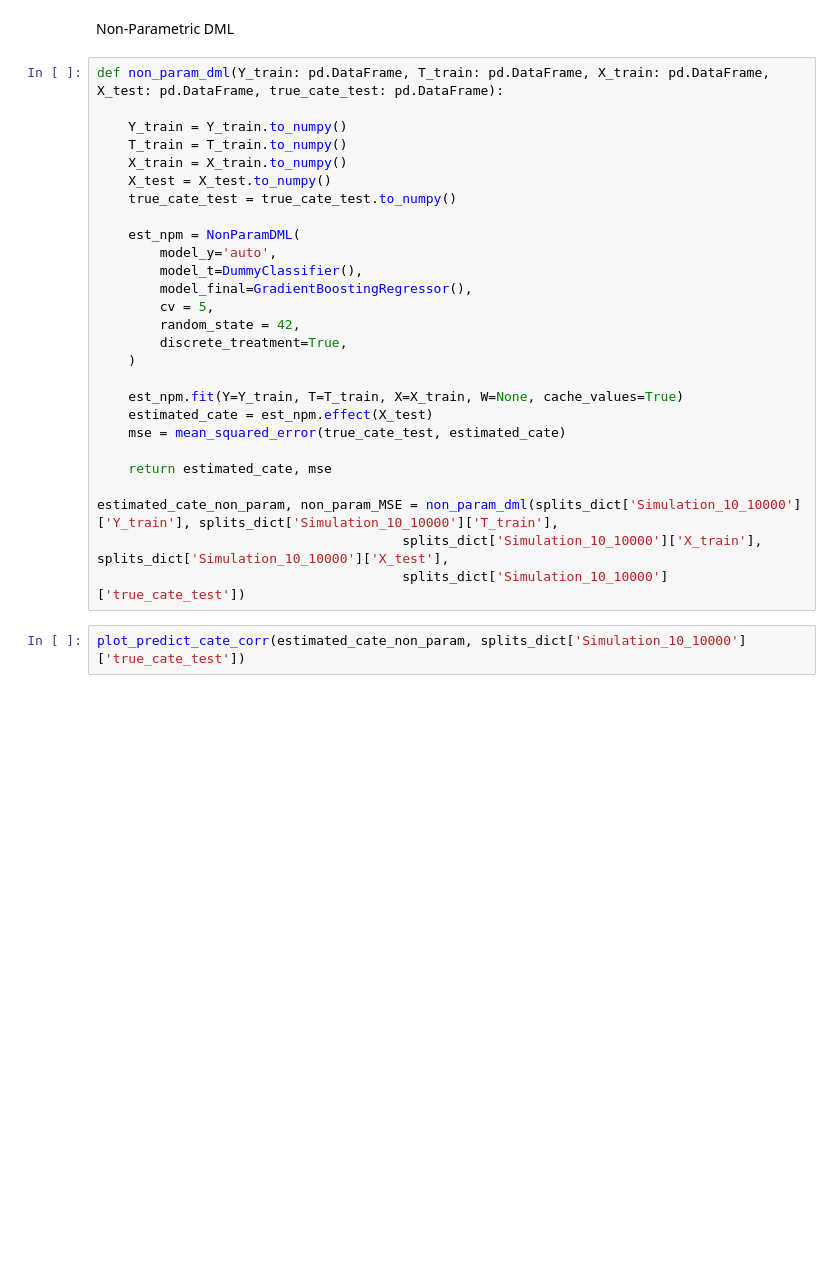
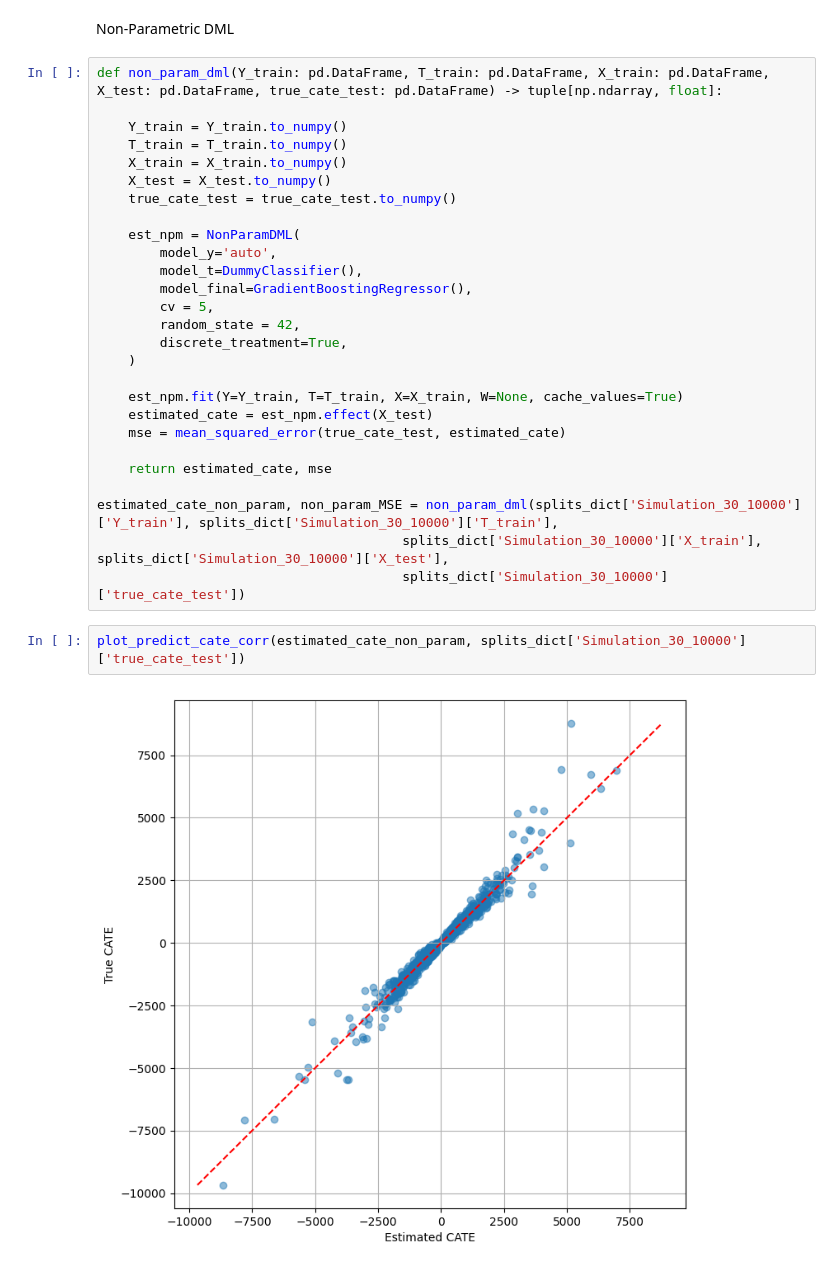
Before and after one commit to Jackbonkins/Heter_effects, a Jupyter notebook: Analysis.ipynb, the cells around one changed output. Drawn from its saved outputs; the diff is of its cells as text; blank space fills up the shorter version.

```diff
--- a/Analysis.ipynb
+++ b/Analysis.ipynb
@@ -214,7 +220,7 @@ plot_predict_cate_corr(estimated_cate_dml, splits_dict['Simulation_10_10000']['t
 # %% [markdown]
 Non-Parametric DML
 # %%
-def non_param_dml(Y_train: pd.DataFrame, T_train: pd.DataFrame, X_train: pd.DataFrame, X_test: pd.DataFrame, true_cate_test: pd.DataFrame):
+def non_param_dml(Y_train: pd.DataFrame, T_train: pd.DataFrame, X_train: pd.DataFrame, X_test: pd.DataFrame, true_cate_test: pd.DataFrame) -> tuple[np.ndarray, float]:
 
     Y_train = Y_train.to_numpy()
     T_train = T_train.to_numpy()
@@ -237,8 +243,10 @@ def non_param_dml(Y_train: pd.DataFrame, T_train: pd.DataFrame, X_train: pd.Data
 
     return estimated_cate, mse
 
-estimated_cate_non_param, non_param_MSE = non_param_dml(splits_dict['Simulation_10_10000']['Y_train'], splits_dict['Simulation_10_10000']['T_train'],
-                                       splits_dict['Simulation_10_10000']['X_train'], splits_dict['Simulation_10_10000']['X_test'],
-                                       splits_dict['Simulation_10_10000']['true_cate_test'])
+estimated_cate_non_param, non_param_MSE = non_param_dml(splits_dict['Simulation_30_10000']['Y_train'], splits_dict['Simulation_30_10000']['T_train'],
+                                       splits_dict['Simulation_30_10000']['X_train'], splits_dict['Simulation_30_10000']['X_test'],
+                                       splits_dict['Simulation_30_10000']['true_cate_test'])
 # %%
-plot_predict_cate_corr(estimated_cate_non_param, splits_dict['Simulation_10_10000']['true_cate_test'])
+plot_predict_cate_corr(estimated_cate_non_param, splits_dict['Simulation_30_10000']['true_cate_test'])
+# %% [output]
+[figure, added]
```
Also changed, not shown: parts of 18 cells of this notebook.
